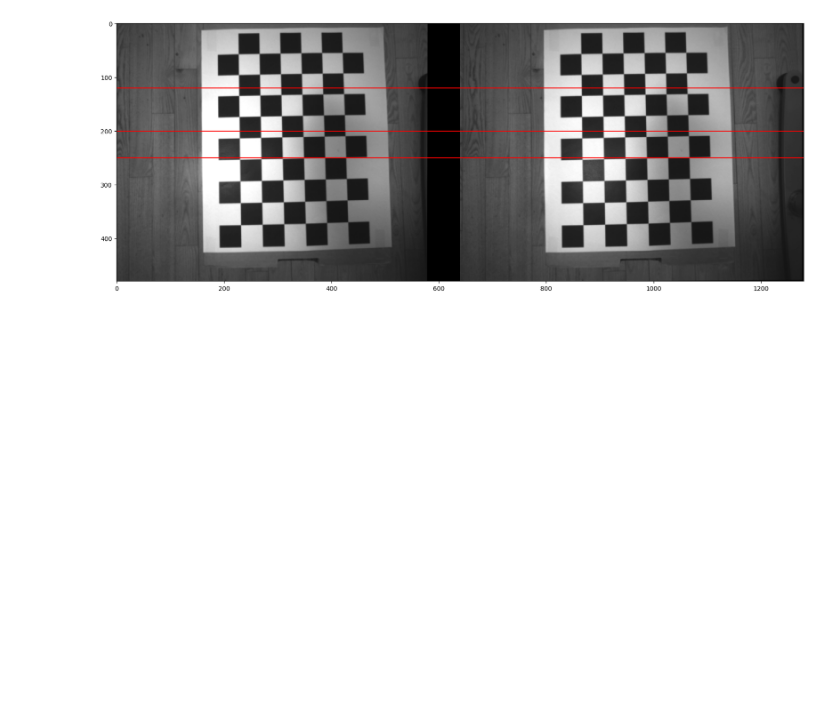
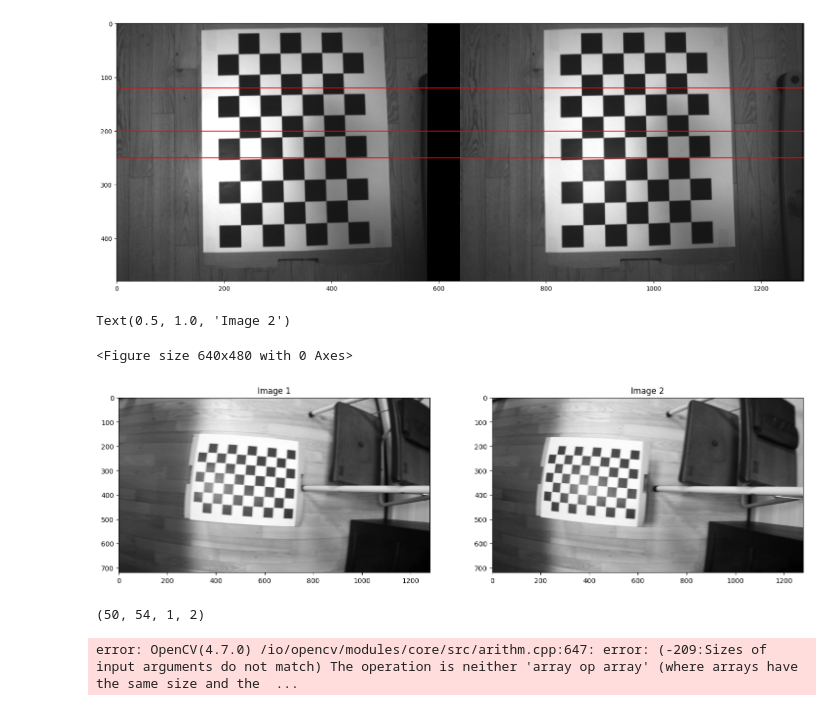
Before and after one commit to hmhauter/34759-Perception-Exercises, a Jupyter notebook: Project_week_4/project4.ipynb, the cells around one changed output. Saved outputs shown, nothing was run; the diff lists cells and outputs as text; code cells hidden in the pictures; blank space fills up the shorter version.

Commit message:
add fisheye calibration

```diff
--- a/Project_week_4/project4.ipynb
+++ b/Project_week_4/project4.ipynb
@@ -237,3 +237,23 @@ plt.show()
 # plt.axhline(200, color='r') # horizontal
 # plt.imshow(imgs_comb)
 # plt.show()
+# %%
+# FISHEYE
+
+# LOAD IMAGES
+img1 = cv2.imread('/home/hhauter/Documents/S23/Perception/34759-Perception-Exercises/Project_week_4/mynteye/left-0011.png')
+img2 = cv2.imread('/home/hhauter/Documents/S23/Perception/34759-Perception-Exercises/Project_week_4/mynteye/right-0011.png')
+
+img1 = cv2.cvtColor(img1, cv2.COLOR_BGR2GRAY)
+img2 = cv2.cvtColor(img2, cv2.COLOR_BGR2GRAY)
+
+plt.gray()
+fig, ax = plt.subplots(nrows=1, ncols=2, figsize=(18,18))
+ax[0].imshow(img1)
+ax[0].set_title('Image 1')
+ax[1].imshow(img2)
+ax[1].set_title('Image 2')
+# %% [output]
+Text(0.5, 1.0, 'Image 2')
+<Figure size 640x480 with 0 Axes>
+[figure, added]
@@ -239,0 +350,50 @@ plt.show()
+# %%
+print(np.array(imgpoints_left).shape)
+# %% [output]
+(50, 54, 1, 2)
+# %%
+N_OK = len(objpoints)
+# objpoints = np.expand_dims(np.asarray(objpoints), -2)
+
+objpoints = np.array([objpoints]*N_OK, dtype=np.float64)
+objpoints = cv2.Mat(np.reshape(objpoints, (N_OK, -1, 3)), wrap_channels=3)
+
+imgpoints_left = np.asarray(imgpoints_left, dtype=np.float64)
+imgpoints_left = cv2.Mat(np.reshape(imgpoints_left, (N_OK, -1, 2)), wrap_channels=2)
+
+imgpoints_right = np.asarray(imgpoints_right, dtype=np.float64)
+imgpoints_right = cv2.Mat(np.reshape(imgpoints_right, (N_OK, -1, 2)), wrap_channels=2)
+
+TERMINATION_CRITERIA = (cv2.TERM_CRITERIA_EPS+cv2.TERM_CRITERIA_MAX_ITER, 30, 0.01)
+OPTIMIZE_ALPHA = 0.25
+(RMS, _, _, _, _, rotationMatrix, translationVector) = cv2.fisheye.stereoCalibrate(
+        objpoints, imgpoints_left, imgpoints_right,
+        K_left, dist_left,
+        K_right, dist_right,
+        gray_left.shape[::-1], None, None,
+        cv2.CALIB_FIX_INTRINSIC, TERMINATION_CRITERIA)
+
+
+R1 = np.zeros([3,3])
+R2 = np.zeros([3,3])
+P1 = np.zeros([3,4])
+P2 = np.zeros([3,4])
+Q = np.zeros([4,4])
+
+(leftRectification, rightRectification, leftProjection, rightProjection,
+        dispartityToDepthMap) = cv2.fisheye.stereoRectify(
+                K_left, dist_left,
+                K_right, dist_right,
+                gray_left.shape[::-1], rotationMatrix, translationVector,
+                0, R2, P1, P2, Q,
+                cv2.CALIB_ZERO_DISPARITY, (0,0) , 0, 0)
+
+
+leftMapX, leftMapY = cv2.fisheye.initUndistortRectifyMap(
+        K_left, dist_left, leftRectification,
+        leftProjection, gray_left.shape[::-1], cv2.CV_16SC2)
+rightMapX, rightMapY = cv2.fisheye.initUndistortRectifyMap(
+        K_right, dist_right, rightRectification,
+        rightProjection, gray_left.shape[::-1], cv2.CV_16SC2)
+# %% [output]
+error: OpenCV(4.7.0) /io/opencv/modules/core/src/arithm.cpp:647: error: (-209:Sizes of input arguments do not match) The operation is neither 'array op array' (where arrays have the same size and the  ...
```
Also changed, not shown: parts of 5 cells of this notebook.
